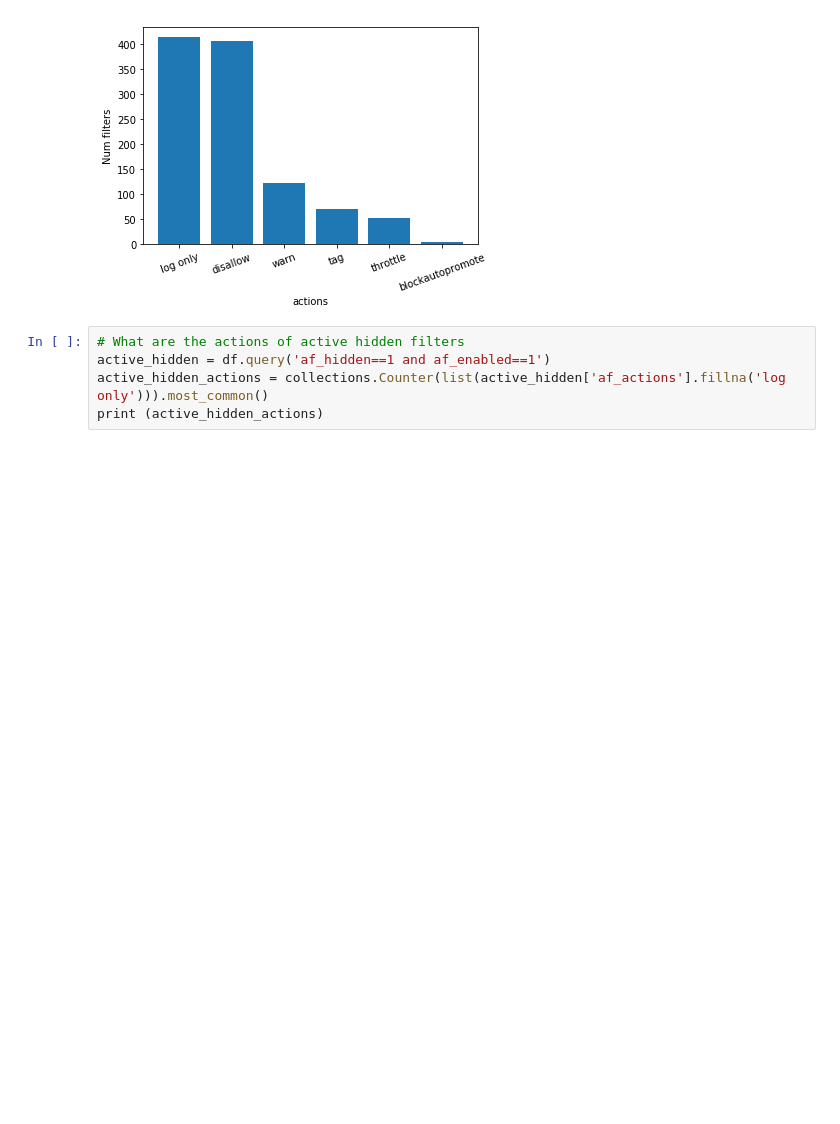
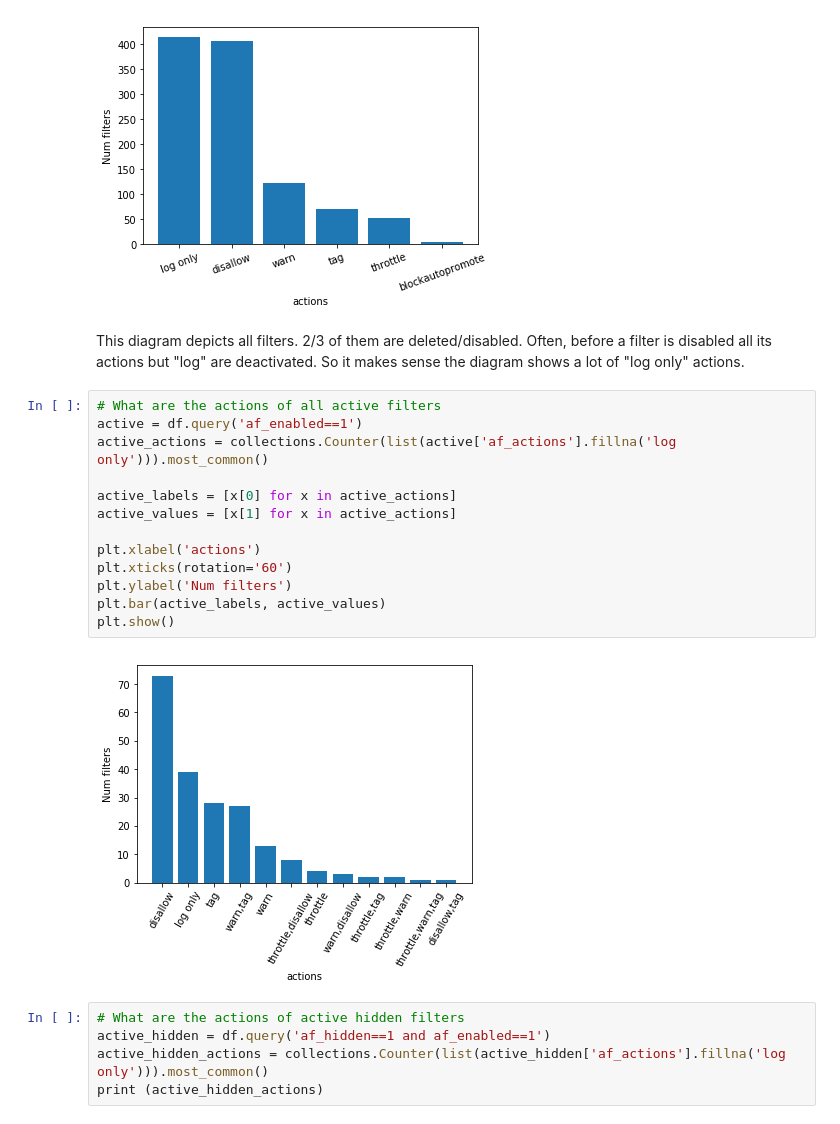
Before and after one commit to lusy/wikifilters, a Jupyter notebook: src/explore.ipynb, the cells around one changed output. Drawn from its saved outputs; the diff is of its cells as text; blank space fills up the shorter version.

```diff
--- a/src/explore.ipynb
+++ b/src/explore.ipynb
@@ -224,6 +267,23 @@ plt.bar(all_actions_labels, all_actions_values)
 plt.show()
 # %% [output]
 [figure]
+# %% [markdown]
+This diagram depicts all filters. 2/3 of them are deleted/disabled. Often, before a filter is disabled all its actions but "log" are deactivated. So it makes sense the diagram shows a lot of "log only" actions.
+# %%
+# What are the actions of all active filters
+active = df.query('af_enabled==1')
+active_actions = collections.Counter(list(active['af_actions'].fillna('log only'))).most_common()
+
+active_labels = [x[0] for x in active_actions]
+active_values = [x[1] for x in active_actions]
+
+plt.xlabel('actions')
+plt.xticks(rotation='60')
+plt.ylabel('Num filters')
+plt.bar(active_labels, active_values)
+plt.show()
+# %% [output]
+[figure, added]
 # %%
 # What are the actions of active hidden filters
 active_hidden = df.query('af_hidden==1 and af_enabled==1')
```
Also changed, not shown: parts of 14 cells of this notebook, 3 other files.
